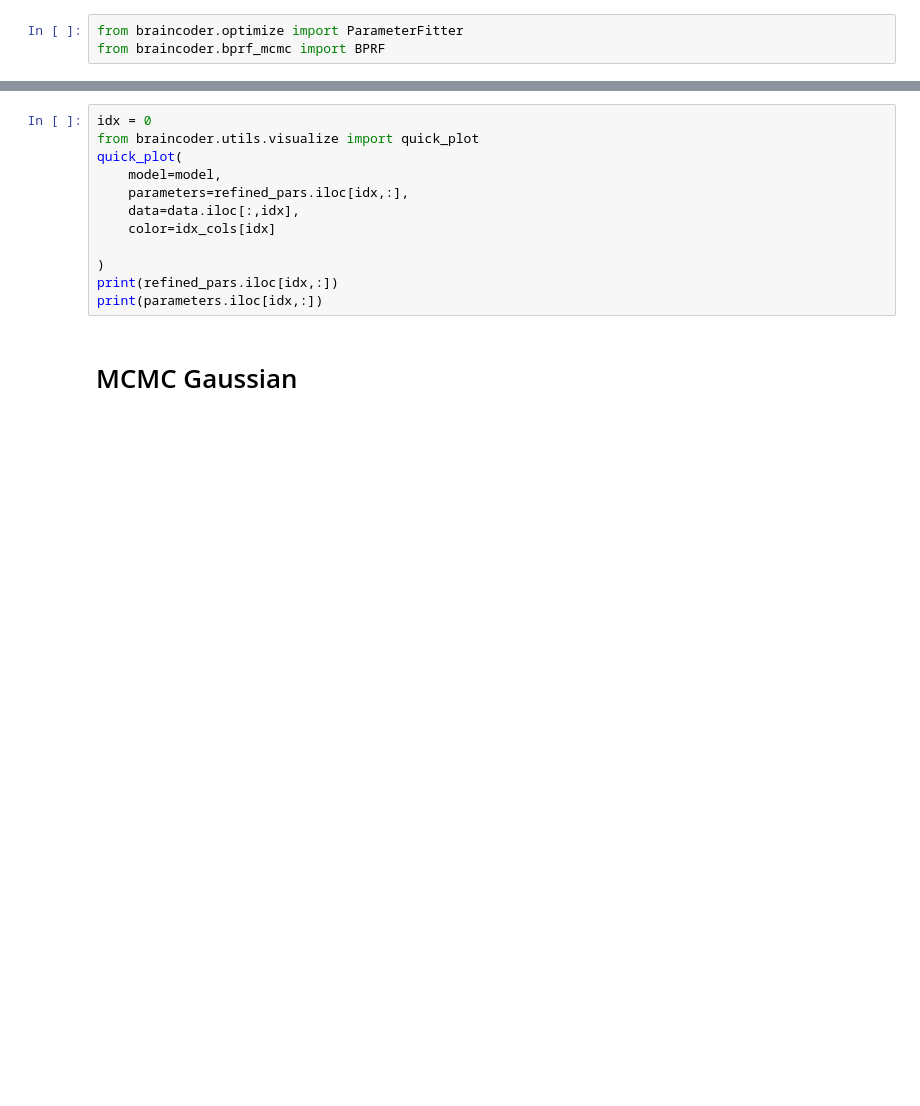
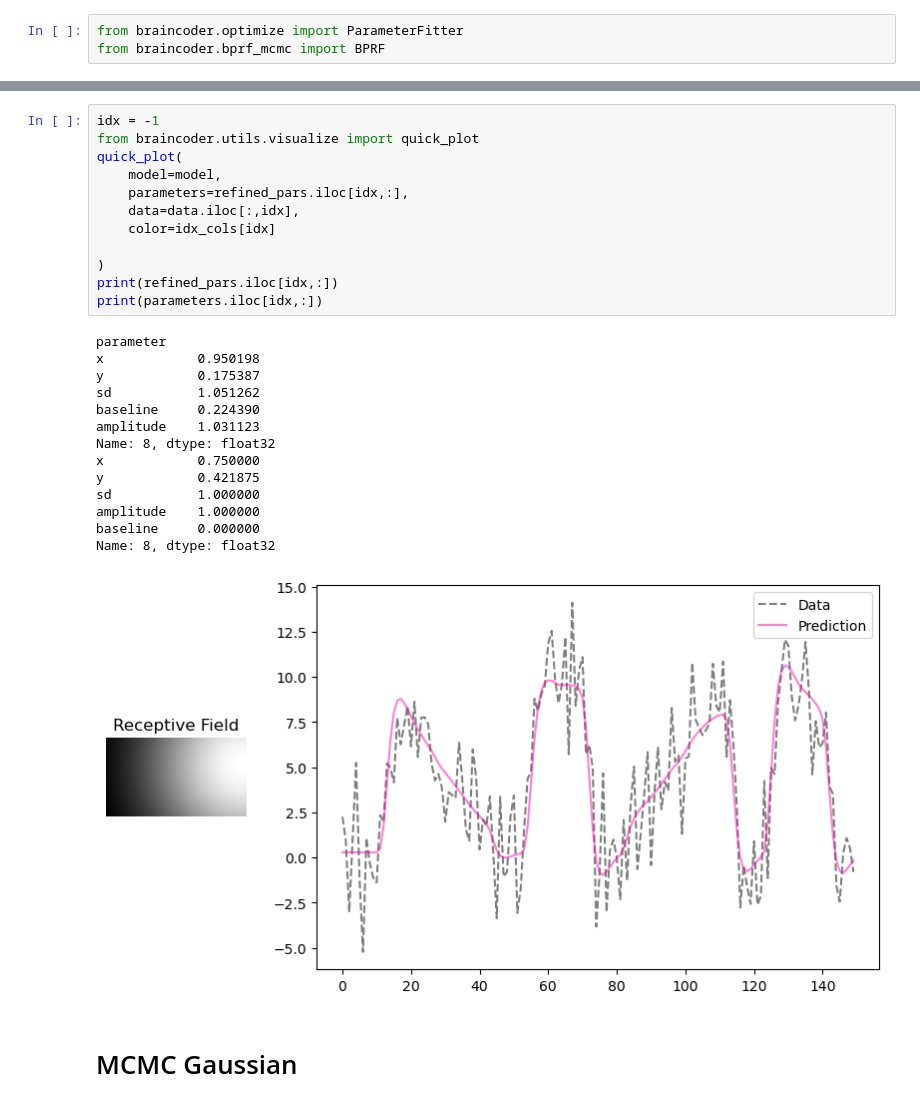
Before and after one commit to mdaghlian/braincoder_bprf, a Jupyter notebook: notebooks/Fit 2D Gaussian PRF MCMC.ipynb, the cells around one changed output, grey strips where cells are left out. Drawn from its saved outputs; the diff is of its cells as text; blank space fills up the shorter version.

```diff
--- a/notebooks/Fit 2D Gaussian PRF MCMC.ipynb
+++ b/notebooks/Fit 2D Gaussian PRF MCMC.ipynb
@@ -121,15 +126,30 @@ cfitter.get_rsq(refined_pars)
 # %%
-idx = 0
+idx = -1
 from braincoder.utils.visualize import quick_plot
 quick_plot(
     model=model,
     parameters=refined_pars.iloc[idx,:],
     data=data.iloc[:,idx],
     color=idx_cols[idx]
 
 )
 print(refined_pars.iloc[idx,:])
 print(parameters.iloc[idx,:])
+# %% [output]
+parameter
+x            0.950198
+y            0.175387
+sd           1.051262
+baseline     0.224390
+amplitude    1.031123
+Name: 8, dtype: float32
+x            0.750000
+y            0.421875
+sd           1.000000
+amplitude    1.000000
+baseline     0.000000
+Name: 8, dtype: float32
+[figure, added]
 # %% [markdown]
 # MCMC Gaussian
 # %%
```
Also changed, not shown: parts of 5 cells of this notebook, 1 other file.
